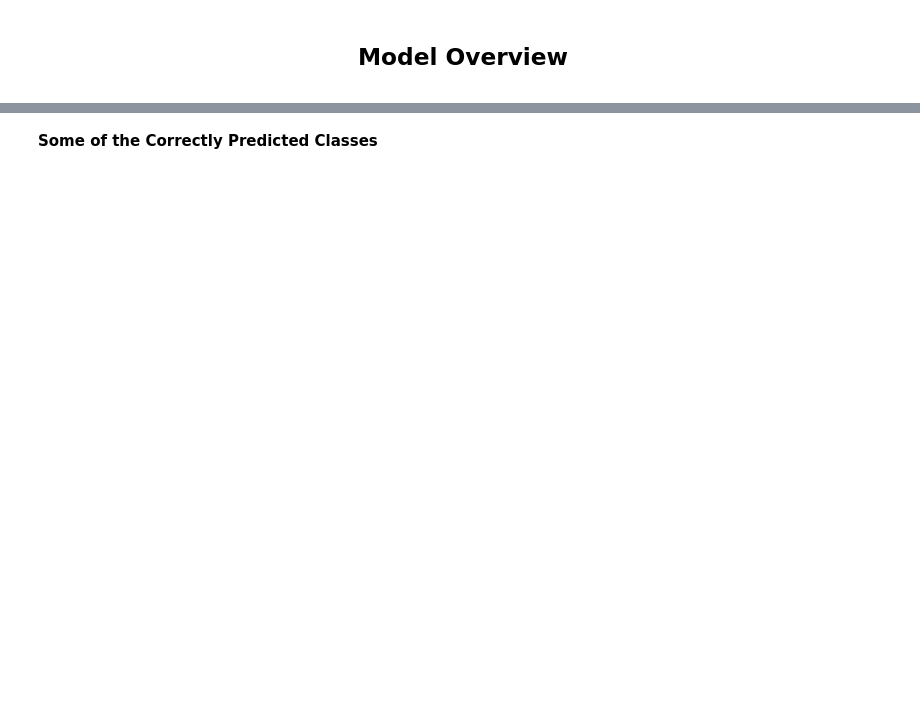
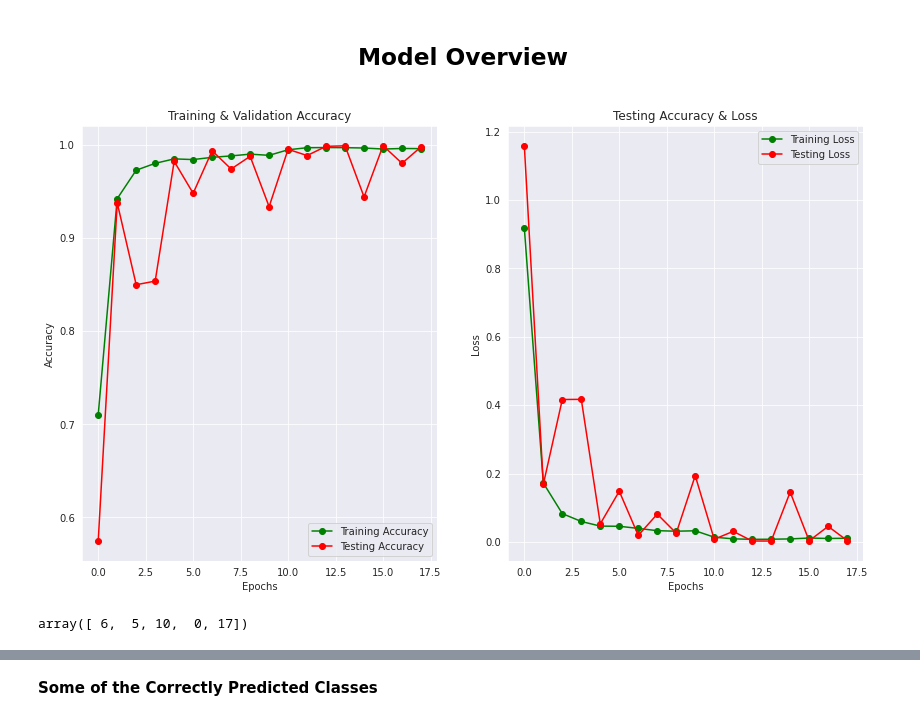
Before and after one commit to Vosloo/MNIST-sign-language, a Jupyter notebook: src/classification.ipynb, the cells around one changed output, grey strips where cells are left out. Saved outputs shown, nothing was run; the diff lists cells and outputs as text; code cells hidden in the pictures; blank space fills up the shorter version.

Commit message:
Added saving for the classifier model, updated notes and gan model

```diff
--- a/src/classification.ipynb
+++ b/src/classification.ipynb
@@ -38,7 +39,10 @@ Link to the dataset can be found [here](https://www.kaggle.com/datamunge/sign-la
 <center> <h2> Data overview
 # %%
 ROOT_PATH = Path().resolve().parent
+
 DATA_PATH = ROOT_PATH.joinpath("data")
+CHECKPOINT_PATH = ROOT_PATH.joinpath("checkpoints")
+
 MNIST_TRAIN = DATA_PATH.joinpath("sign_mnist_train.csv")
 MNIST_TEST = DATA_PATH.joinpath("sign_mnist_test.csv")
 # %%
@@ -198,7 +198,36 @@ To enable them in other operations, rebuild TensorFlow with the appropriate comp
+# %%
+checkpoint_name = "classificator-{epoch:03d}.ckpt"
+
+batch_size = 64
+epochs = 30
+
+learning_rate_reduction = ReduceLROnPlateau(
+    monitor="val_accuracy", patience=3, verbose=1, factor=0.5, min_lr=0.00001
+)
+
+# Number of training examples / batch size = number of steps in each epoch
+save_freq = math.ceil(train_df.shape[0] / batch_size)
+
+checkpoint_callback = tf.keras.callbacks.ModelCheckpoint(
+    filepath=CHECKPOINT_PATH.joinpath(checkpoint_name),
+    verbose=1,
+    save_weights_only=True,
+    save_freq=5*save_freq, # Save weights every 5 epochs
+)
+
+early_stopping_callback = tf.keras.callbacks.EarlyStopping(
+    monitor="val_loss", min_delta=0.005, patience=5, verbose=1, mode="auto"
+)
 # %%
+model.save_weights(CHECKPOINT_PATH.joinpath(checkpoint_name.format(epoch=0)))
+
 history = model.fit(
-    datagen.flow(x_train, y_train, batch_size=64),
-    epochs=30,
+    datagen.flow(x_train, y_train, batch_size=batch_size),
+    epochs=epochs,
     validation_data=(x_test, y_test),
-    callbacks=[learning_rate_reduction],
+    callbacks=[
+        learning_rate_reduction, checkpoint_callback, early_stopping_callback
+    ],
 )
+
+model.save_weights(CHECKPOINT_PATH.joinpath(checkpoint_name.format(epoch=history.epoch[-1])))
@@ -212,32 +260,36 @@ print("Accuracy of the model: ", model.evaluate(x_test, y_test)[1] * 100, "%")
 # TODO: Verify plots, mabe add some more?
 # TODO: Change hardocded values!
 # %%
-epochs = [i for i in range(20)]
 fig, ax = plt.subplots(1, 2)
+epochs = history.epoch
 train_acc = history.history["accuracy"]
 train_loss = history.history["loss"]
 val_acc = history.history["val_accuracy"]
 val_loss = history.history["val_loss"]
 
 ax[0].plot(epochs, train_acc, "go-", label="Training Accuracy")
 ax[0].plot(epochs, val_acc, "ro-", label="Testing Accuracy")
 ax[0].set_title("Training & Validation Accuracy")
 ax[0].legend()
 ax[0].set_xlabel("Epochs")
 ax[0].set_ylabel("Accuracy")
 
 ax[1].plot(epochs, train_loss, "g-o", label="Training Loss")
 ax[1].plot(epochs, val_loss, "r-o", label="Testing Loss")
 ax[1].set_title("Testing Accuracy & Loss")
 ax[1].legend()
 ax[1].set_xlabel("Epochs")
 ax[1].set_ylabel("Loss")
 plt.show()
+# %% [output]
+[figure, added]
 # %%
 predictions = np.argmax(model.predict(x_test), axis=-1)
 for i in range(len(predictions)):
     if predictions[i] >= 9:
         predictions[i] += 1
 predictions[:5]
+# %% [output]
+array([ 6,  5, 10,  0, 17])
 # %%
 x_test.shape
```
Also changed, not shown: parts of 16 cells of this notebook, 3 other files.
